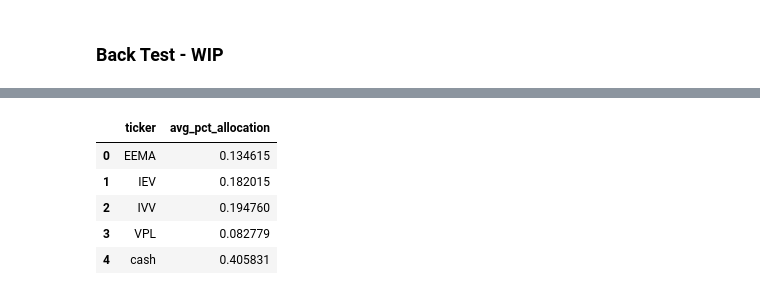
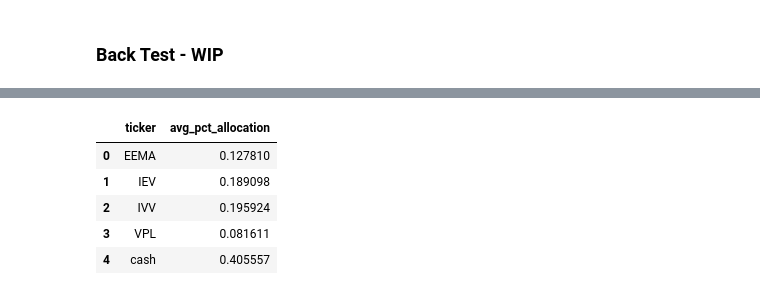
Before and after one commit to gowestyang/grandma-stock-valuation, a Jupyter notebook: _wip_backtest.ipynb, the cells around one changed output, grey strips where cells are left out. Drawn from its saved outputs; the diff is of its cells as text; code cells hidden in the pictures.

```diff
--- a/_wip_backtest.ipynb
+++ b/_wip_backtest.ipynb
@@ -57,7 +57,7 @@ from grandma_stock_valuation.back_test import GrandmaBackTester
 
 backtester = GrandmaBackTester(
     backtest_years=10,
-    adjust_freq_months=1,
+    adjust_freq_months=3,
     init_parameters={'recent_months':0, 'train_years':10, 'min_train_years':5, 'date_end':None},
     fit_parameters={'price_col':'close_adj', 'log':True, 'n_std':1.5},
     valuate_parameters={'min_annual_return':0.01},
@@ -92,15 +92,6 @@ backtester.df_average_value
+|  | ticker | avg_pct_allocation |
+| 0 | EEMA | 0.127810 |
+| 1 | IEV | 0.189098 |
+| 2 | IVV | 0.195924 |
+| 3 | VPL | 0.081611 |
+| 4 | cash | 0.405557 |
-# %%
-import pandas as pd
-
-df_average_value = pd.concat(backtester.d_portfolio.values()).groupby('ticker')['current_value'].mean().reset_index()
-df_average_value['avg_pct_allocation'] = df_average_value['current_value'] / df_average_value['current_value'].sum()
-df_average_value = df_average_value[['ticker', 'avg_pct_allocation']]
-
-df_average_value
-# %% [output]
-|  | ticker | avg_pct_allocation |
-| 0 | EEMA | 0.134615 |
-| 1 | IEV | 0.182015 |
-| 2 | IVV | 0.194760 |
-| 3 | VPL | 0.082779 |
-| 4 | cash | 0.405831 |
```
Also changed, not shown: parts of 9 cells of this notebook, 1 other file.
